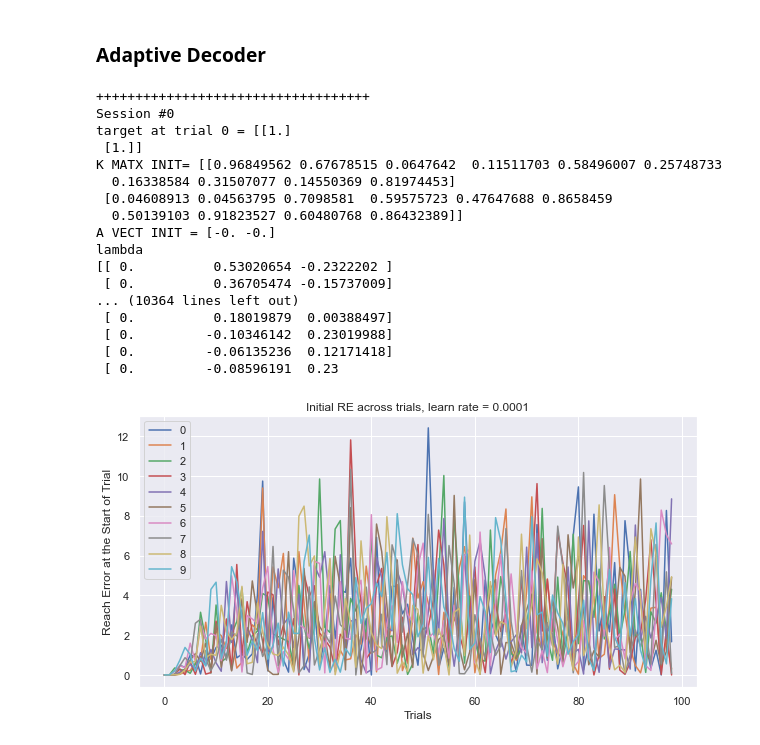
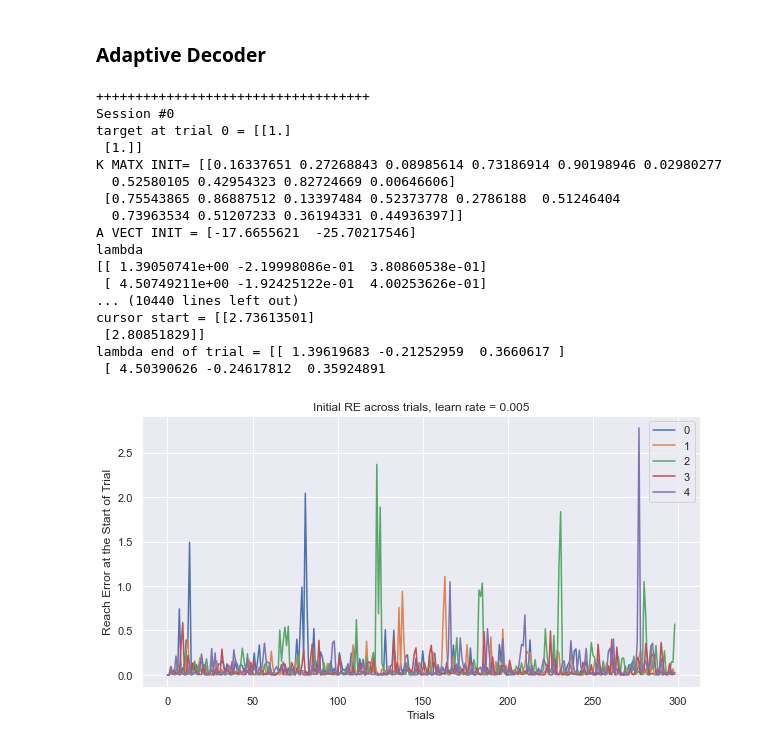
Before and after one commit to mmadduri/BMI_Model, a Jupyter notebook: BMIModel_AdaptiveDecoder.ipynb, the cells around one changed output. Saved outputs shown, nothing was run; the diff lists cells and outputs as text; code cells hidden in the pictures.

```diff
--- a/BMIModel_AdaptiveDecoder.ipynb
+++ b/BMIModel_AdaptiveDecoder.ipynb
@@ -135,10 +171,18 @@ def calcNextDecoder(decoder_params, brain_vars):
 # t_x, t_y = target position
 ## OUTPUT
 # norm squared of (target position - cursor position)
+# this returns the square of distance between the two position points
 # where reach error is the target position - cursor position
 def calcReachError(y_vect, t_vect):
-    norm_vect = np.array(y_vect) - np.array(t_vect)
+    norm_vect = np.array(y_vect).reshape(NUM_DIM,1) - np.array(t_vect).reshape(NUM_DIM, 1)
     return (np.linalg.norm(norm_vect, 2)**2)
+
+#*******
+# Failed test:
+# Had to add .reshape(NUM_DIM, 1) to the norm vect
+# Update:
+# Passed Test
+#*******
 
 ## INPUT
 # cost_func_params = decoder params (a vect, k matx) and current firing rate
@@ -190,15 +234,12 @@ def findErrorGrad(input_vect, input_var, param_dist, cost_func, cost_func_args):
 
     error_sum = np.zeros((num_input_row, 1))
     error_grad = np.zeros((num_input_row, 1))
-    perturb_rand = np.zeros((num_input_row, num_input_column, num_dist))
+    perturb_rand = np.random.uniform(-sigma, sigma, [num_input_row, num_input_column, num_dist])
 
 
-    for iC in range(num_input_column):
-        for iN in range(num_input_row):
-            random.seed(time.time())
-            perturb_rand[iN, iC, :] = np.random.uniform(0, sigma, num_dist)
-            # perturb_rand = N_input x N_dist
-            # for each iteration, np.random.normal returns a N_dist x 1 array
+# Normalizes the stochastic perturbations to 1 and then multiplies by sigma, so perturb_rand = +/- sigma
+#     perturb_rand /= np.linalg.norm(perturb_rand,axis=1)[:,np.newaxis]
+#     perturb_rand *= sigma
 
     for iD in range(num_dist):
         # perturb_vect = stochastic pertrbation (amount of stochastic descent perturbation)
@@ -234,6 +275,7 @@ def findErrorGrad(input_vect, input_var, param_dist, cost_func, cost_func_args):
         error_input = cost_func(cost_func_args)
         error_sum = np.add(error_sum, (error_perturb - error_input)*perturb_vect)
 
+#     error_grad = np.array(error_sum/(num_dist*delta*(sigma**2)))
     error_grad = np.array(error_sum/(num_dist*delta))
     return error_grad
 # %% [markdown]
@@ -375,6 +417,7 @@ print("INITIAL CONDITIONS")
 print("NUM NEURONS = " + str(NUM_NEURONS))
 # target position
 TARGET_VECTOR = np.array([[1] , [1]])
+# TARGET_VECTOR = np.array([[1]])
 print(np.shape(TARGET_VECTOR))
 print("initial target = " + str(TARGET_VECTOR))
 
@@ -382,7 +425,7 @@ print("initial target = " + str(TARGET_VECTOR))
 fr_init = np.zeros( (NUM_NEURONS, 1) )
 
 # BASELINE (b)
-BASELINE = (0*np.random.random_sample(NUM_NEURONS))  # random float [0, 10)
+BASELINE = (10*np.random.random_sample(NUM_NEURONS))  # random float [0, 10)
 print("baseline shape = " + str(np.shape(BASELINE)))
 print("b =" + str(BASELINE))
 
@@ -390,9 +433,11 @@ print("b =" + str(BASELINE))
 # IDEAL: y = a + Kf = a + K(b + Wt) = a + Kb + KWt
 # in order for y = t, want: a + Kb --> 0 and KW --> Identity matx
 K_MATX = np.random.random_sample( (NUM_DIM, NUM_NEURONS) ) # random float [0, 1)
-A_VECT = (-np.matmul(K_MATX, BASELINE))*0
+A_VECT = (-np.matmul(K_MATX, BASELINE))
 print("K MATX = " + str(K_MATX))
 print("A = " + str(A_VECT))
+
+KW_only = False
 
 # lambda
 lambda_init = np.zeros((NUM_NEURONS, NUM_LAMBDA))
@@ -455,16 +500,15 @@ A = [-0. -0.]
 # %% [markdown]
 ### Adaptive Decoder
 # %%
-NUM_TRIALS = 100
+NUM_TRIALS = 300
 NUM_RUNS = 2 # Has to be >1 # 2 = goes through the trail for target once
-NUM_SESSIONS = 10
+NUM_SESSIONS = 5
 # rate_list = [5e-3, 1e-3, 5e-4, 1e-4]
-rate_list = [1e-4]
+rate_list = [5e-3]
 A_RATE = 5e-5
 K_RATE = 5e-5
 ADAPT_TRIALS = NUM_TRIALS
 ADAPT_DEC = False
-KW_only = True
 
 # initialization
 cursor_start = np.zeros( (NUM_DIM, 1, NUM_TRIALS, NUM_SESSIONS) )
@@ -539,7 +583,7 @@ for lambda_rate in rate_list:
 
     #         (a_vect_in, k_matx_in) = decoder_params
             cursor_start[ :, :, iT, iS] =  (decoder_findY(decoder_vals, brain_vars))
-#             print("cursor start = " + str(cursor_start[:, :, iT, iS]) )
+            print("cursor start = " + str(cursor_start[:, :, iT, iS]) )
 
             # Run through trial and see the reach at the end
             # current brain and decoder params
@@ -568,7 +612,7 @@ for lambda_rate in rate_list:
             cursor_end[:, :, iT, iS] =  (decoder_findY(decoder_vals, brain_vars))
 #             print("fr end of trial = " + str(fr_run))
             print("lambda end of trial = " + str(lambda_run))
-#             print("cursor end = " + str(cursor_end[:, :, iT, iS]) )
+            print("cursor end = " + str(cursor_end[:, :, iT, iS]) )
 
             re_endT[iT, iS] = re_run
 #             print("re end = " + str(re_endT[iT, iS]))
@@ -587,46 +631,46 @@ for lambda_rate in rate_list:
         # display stuff
 #         print("target position:")
 #         print(target_trial)
 #         print("cursor end: ")
 #         print(cursor_end)
 #         print("cursor start: ")
 #         print(cursor_start)
 
 
         pidx = rate_list.index(lambda_rate)
         plt.figure(2*pidx + 1, figsize=(fig_x, fig_y))
         plt.plot(np.arange(0, NUM_TRIALS-1, 1), re_startT[0:len(re_startT)-1, iS], label = '' + str(iS))
         plt.legend()
         plt.xlabel('Trials')
         plt.ylabel('Reach Error at the Start of Trial')
         plt.title('Initial RE across trials, learn rate = ' + str(lambda_rate))
         #     plt.show()
 
 #         plt.figure(2*pidx + 2, figsize=(fig_x, fig_y))
 #         plt.plot(np.arange(NUM_TRIALS-20-1, NUM_TRIALS-1, 1), re_startT[NUM_TRIALS-1-20:NUM_TRIALS-1, iS])
 #         plt.xlabel('Trials' )#, color='white')
 #         plt.ylabel('Reach Error at Last 20 Trials')#, color='white')
 #         plt.title('Ending RE across trials | learn rate = ' + str(lambda_rate) + '| Decoder Adapt = ' + str(ADAPT_DEC)) #, color = 'white')
 #         #     plt.show()
 # %% [output]
 +++++++++++++++++++++++++++++++++++
 Session #0
 target at trial 0 = [[1.]
  [1.]]
-K MATX INIT= [[0.96849562 0.67678515 0.0647642  0.11511703 0.58496007 0.25748733
-  0.16338584 0.31507077 0.14550369 0.81974453]
- [0.04608913 0.04563795 0.7098581  0.59575723 0.47647688 0.8658459
-  0.50139103 0.91823527 0.60480768 0.86432389]]
-A VECT INIT = [-0. -0.]
+K MATX INIT= [[0.16337651 0.27268843 0.08985614 0.73186914 0.90198946 0.02980277
+  0.52580105 0.42954323 0.82724669 0.00646606]
+ [0.75543865 0.86887512 0.13397484 0.52373778 0.2786188  0.51246404
+  0.73963534 0.51207233 0.36194331 0.44936397]]
+A VECT INIT = [-17.6655621  -25.70217546]
 lambda
-[[ 0.          0.53020654 -0.2322202 ]
- [ 0.          0.36705474 -0.15737009]
-... (10364 lines left out)
- [ 0.          0.18019879  0.00388497]
- [ 0.         -0.10346142  0.23019988]
- [ 0.         -0.06135236  0.12171418]
- [ 0.         -0.08596191  0.23
+[[ 1.39050741e+00 -2.19998086e-01  3.80860538e-01]
+ [ 4.50749211e+00 -1.92425122e-01  4.00253626e-01]
+... (10440 lines left out)
+cursor start = [[2.73613501]
+ [2.80851829]]
+lambda end of trial = [[ 1.39619683 -0.21252959  0.3660617 ]
+ [ 4.50390626 -0.24617812  0.35924891
-[figure, old version]
+[figure, new version]
 # %%
 x = 0
 y = 1
```
Also changed, not shown: parts of 9 cells of this notebook, 1 other file.
